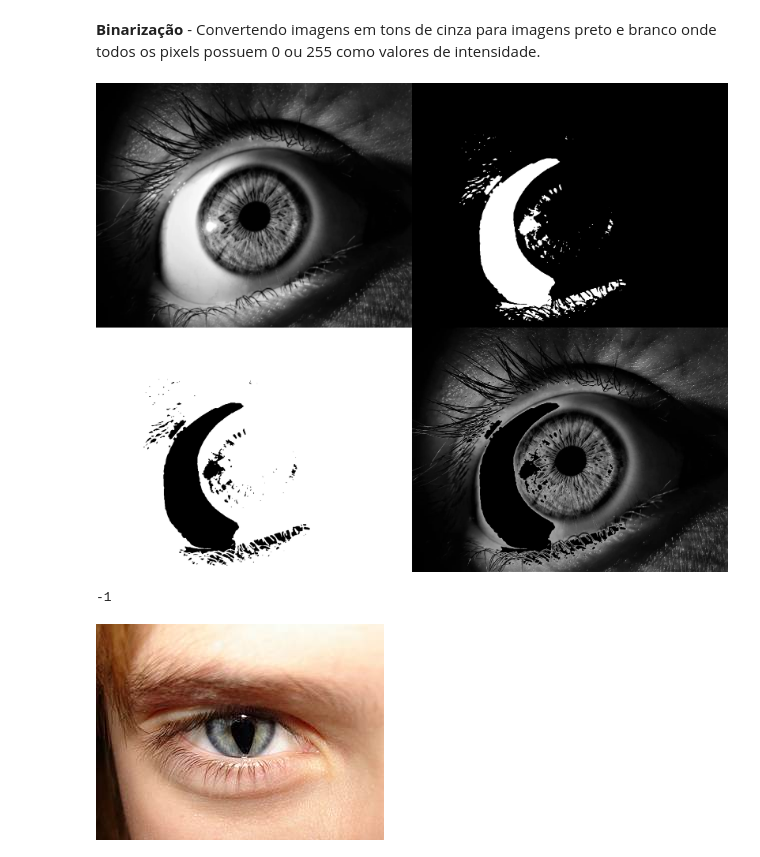
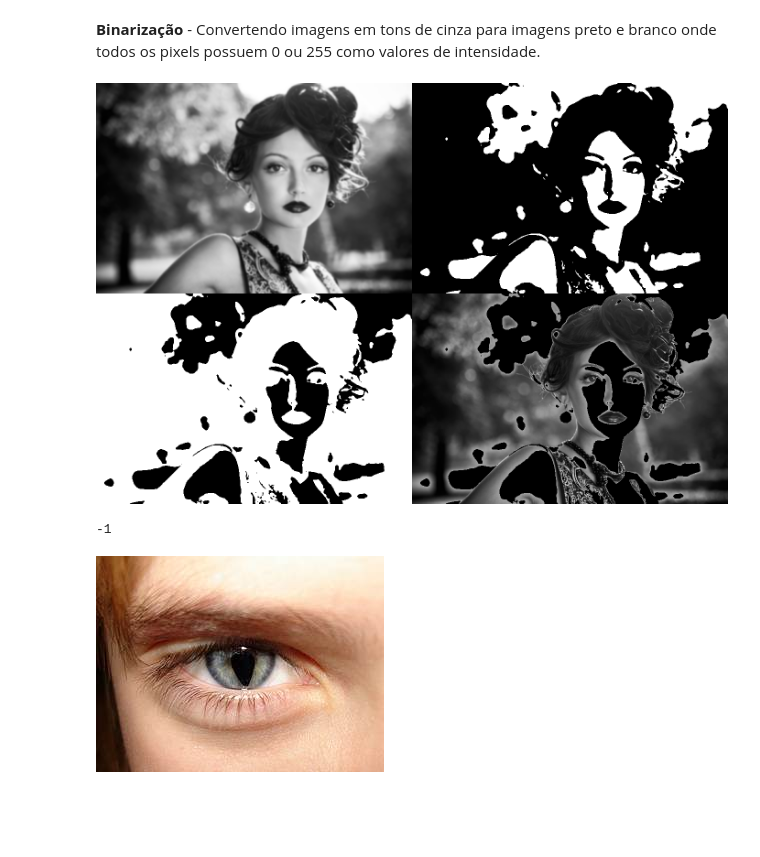
Before and after one commit to Gedionir/Dimensionalidade_Redes_Neurais, a Jupyter notebook: Binarização.ipynb, the cells around one changed output. Cells and saved outputs as stored; diff of their text form; code cells hidden in the pictures; blank space fills up the shorter version.

```diff
--- a/Binarização.ipynb
+++ b/Binarização.ipynb
@@ -8,19 +8,19 @@ import cv2
 import numpy as np
 from google.colab.patches import cv2_imshow
 # %%
-img = cv2.imread("fotos/olho-pb.jpg")
+img = cv2.imread("fotos/foto_pb.jpg")
 img = cv2.cvtColor(img, cv2.COLOR_BGR2GRAY)
 suave = cv2.GaussianBlur(img, (7, 7), 0)
 (T, bin) = cv2.threshold(suave, 161, 255, cv2.THRESH_BINARY)
 (T, binI) = cv2.threshold(suave, 161, 255, cv2.THRESH_BINARY_INV)
 resultado = np.vstack([
     np.hstack([suave, bin]),
     np.hstack([binI, cv2.bitwise_and(img, img, mask = binI)])
 ])
 cv2_imshow(resultado)
 cv2.waitKey(0)
 # %% [output]
-[figure, old version]
+[figure, new version]
 -1
 # %%
 img = cv2.imread('fotos/olho-color.jpg')
```
Also changed, not shown: parts of 1 cell of this notebook.
